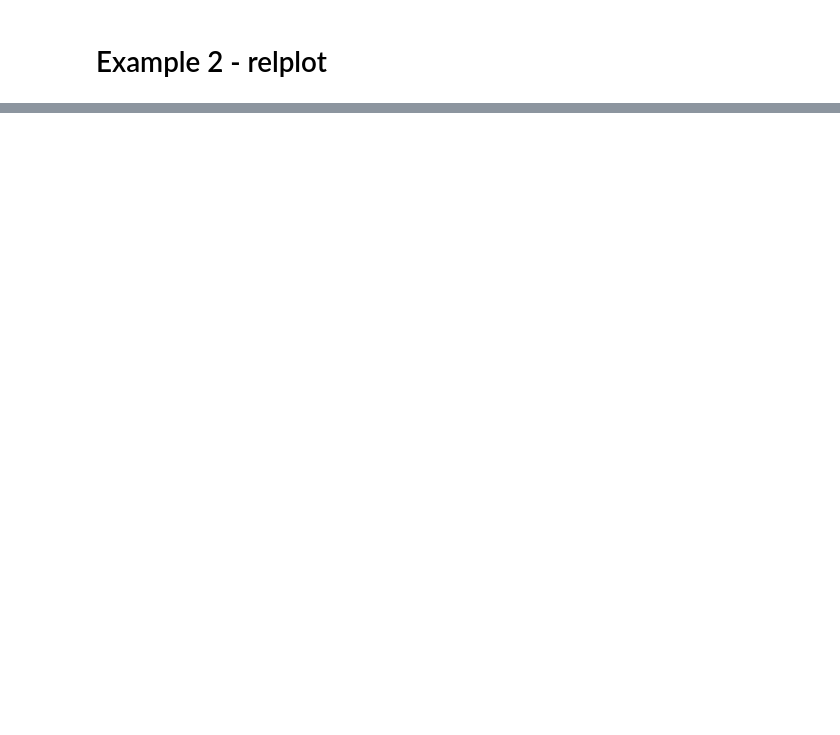
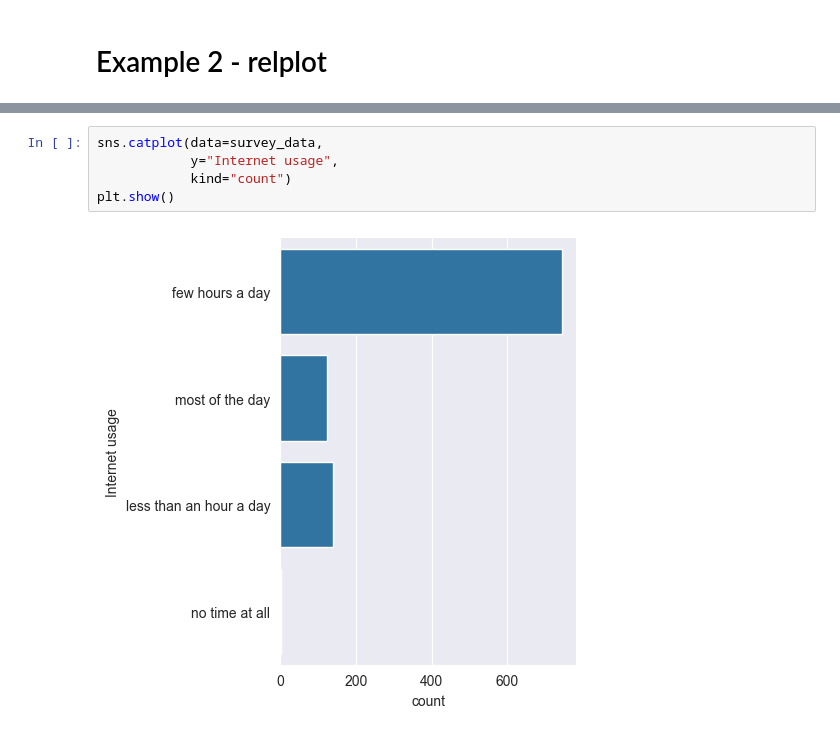
Before and after one commit to FranGiordano/machine-learning-datacamp, a Jupyter notebook: practice/seaborn.ipynb, the cells around one changed output, grey strips where cells are left out. Saved outputs shown, nothing was run; the diff lists cells and outputs as text; blank space fills up the shorter version.

```diff
--- a/practice/seaborn.ipynb
+++ b/practice/seaborn.ipynb
@@ -60,0 +84,7 @@ plt.show()
+# %%
+sns.catplot(data=survey_data,
+            y="Internet usage",
+            kind="count")
+plt.show()
+# %% [output]
+[figure, added]
```
Also changed, not shown: parts of 19 cells of this notebook, 2 other files.
